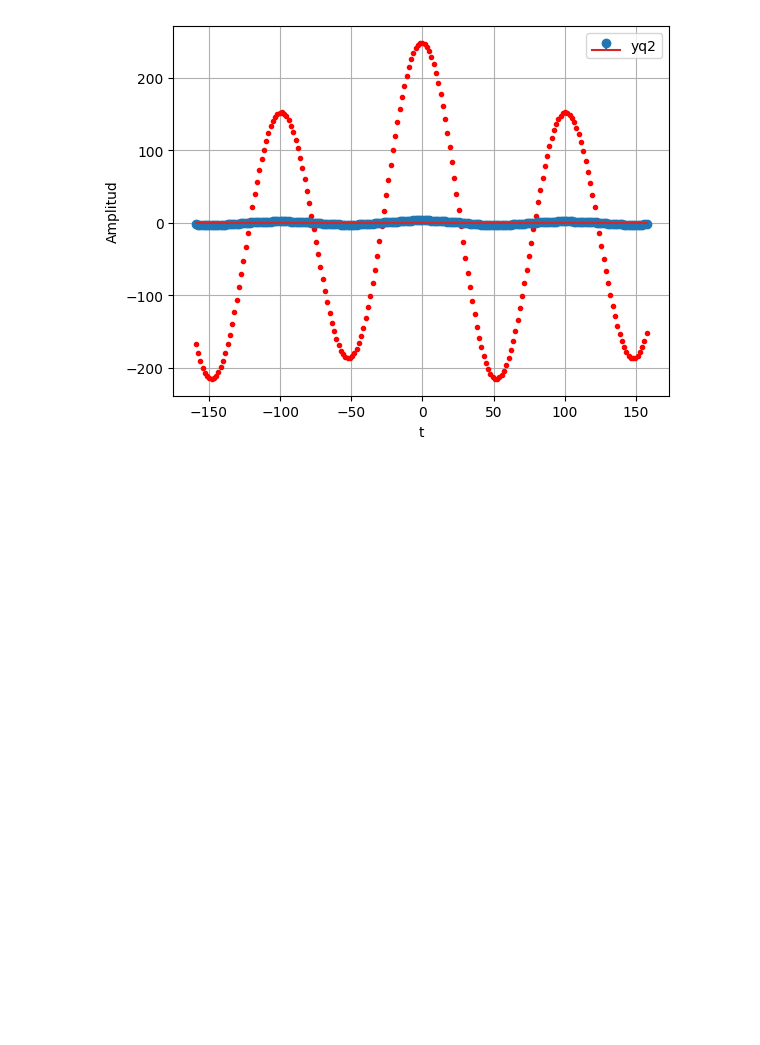
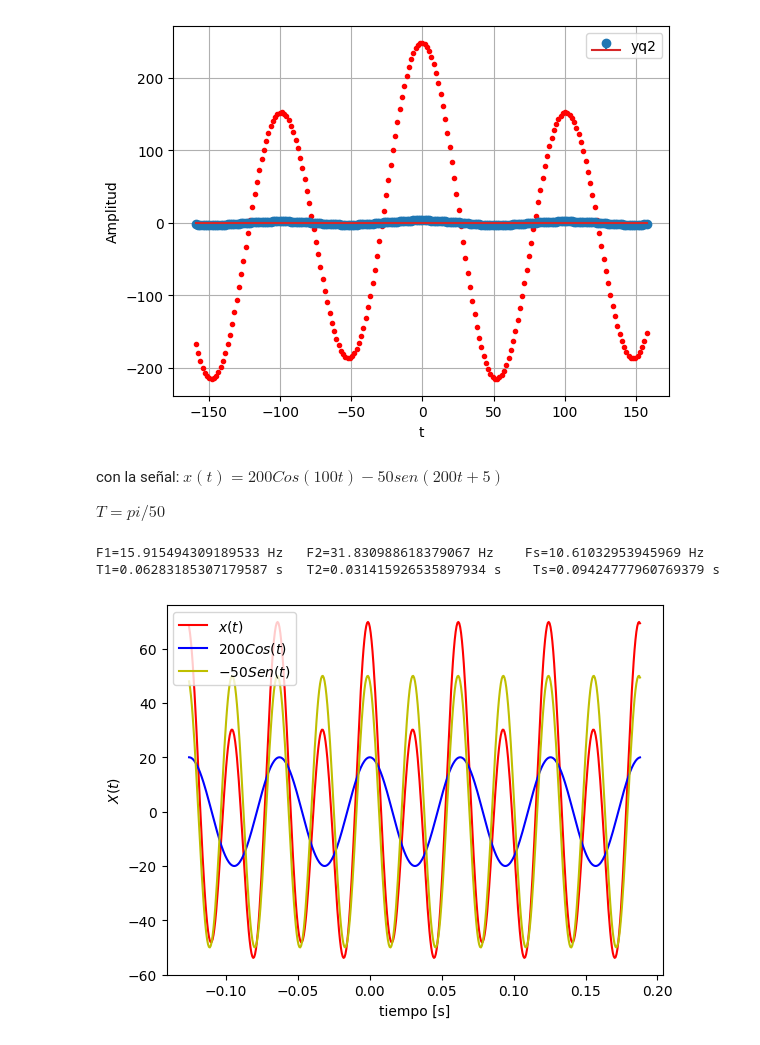
Before and after one commit to JulianDR26/Se-ales-y-Sistemas-2024-1S, a Jupyter notebook: CUADERNO1_1SyS2021_REP.ipynb, the cells around one changed output. Cells and saved outputs as stored; diff of their text form; code cells hidden in the pictures; blank space fills up the shorter version.

```diff
--- a/CUADERNO1_1SyS2021_REP.ipynb
+++ b/CUADERNO1_1SyS2021_REP.ipynb
@@ -690,3 +690,56 @@ plt.show()
 [-3.3  -2.86 -2.42 -1.98 -1.54 -1.1  -0.66 -0.22  0.22  0.66  1.1   1.54
   1.98  2.42  2.86  3.3 ]
 [figure]
+# %% [markdown]
+con la señal:
+$x(t) = 200 Cos(100t) -50 sen(200t + 5)$
+
+$T= pi/50$
+# %%
+import numpy as np
+import matplotlib.pyplot as plt
+from scipy.spatial.distance import cdist
+
+A1 = 20
+A2 = 50
+w1 = 100
+w2 = 200
+T1 = 2*np.pi/w1                                #
+T2 = 2*np.pi/w2                                #PERIODO DE LA PARTE SENO DE LA SEÑAL
+F1 = w1/(2*np.pi)                              #FRECUENCIA DE LA PARTE COSENO DE LA SEÑAL
+F2 = w2/(2*np.pi)                              #FRECUENCIA DE LA PARTE SENO DE LA SEÑAL
+
+print(f'F1={F1} Hz   F2={F2} Hz    Fs={Fs} Hz')# SOLO PARA RECTIFICAR LOS VALORES DE F1,F2 Y FS
+print(f'T1={T1} s   T2={T2} s    Ts={1/Fs} s') #SOLO PARA RECTIFICAR LOS VALORES DE T1,T2 Y TS
+#DEFINIMOS UNA FRECUENCIA DE MUESTREO QUE SEA MUCHO MAYOR AL MAXIMO DE LAS FRECUECNIAS DE LA SEÑAL POR NYQUIST
+Fs=50*np.max([F1,F2])                          #FRECUENCIA DE MUESTREO
+
+# PERIODO DE LA SEÑAL CUASIPERIODICA T=MCM(T1,T2)
+T=np.pi/50                                     #PERIODO DE LA SEÑAL CUASIPERIODICA VISTA EN CLASE
+
+#DEFINICIÒN DEL VECTOR TIEMPO Y DE LA SEÑAL
+ti = -2*T                                      #TIEMPO INICIAL
+tf = 3*T                                       #TIEMPO FINAL
+tv = np.arange(ti,tf,1/Fs)                     #VECTOR DE TIEMPO CON ARANGE YA QUE TENEMOS LOS LIMITES SUP E INF Y EL PASO (TS)
+phi2 =5                                        #LA FASE
+xt = A1*np.cos(w1*tv) -A2*np.sin(w2*tv+phi2)   #SEÑAL COMPLETA
+xcos = A1*np.cos(w1*tv)                        #PARTE DE LA SEÑAL COSENO
+xsin = -A2*np.sin(w2*tv+phi2)                  #PARTE DE LA SEÑAL SENO
+
+#GRAFICA DE LA SEÑAL
+plt.plot(tv,xt,'r',label='$x(t)$') #eL LABEL es para poner una etiqueta y de ahì se activan con plt.legend()
+plt.plot(tv,xcos,'b',label='$200Cos(t)$')
+plt.plot(tv,xsin,'y',label='$-50Sen(t)$')
+plt.xlabel('tiempo [s]')
+plt.ylabel('$X(t)$')
+plt.legend()
+plt.show()
+
+#PROCESO DE DISCRETIZACIÒN
+
+
+#PROCESO DE CUANTIZACIÒN
+# %% [output]
+F1=15.915494309189533 Hz   F2=31.830988618379067 Hz    Fs=10.61032953945969 Hz
+T1=0.06283185307179587 s   T2=0.031415926535897934 s    Ts=0.09424777960769379 s
+[figure, added]
```
Also changed, not shown: parts of 4 cells of this notebook.
